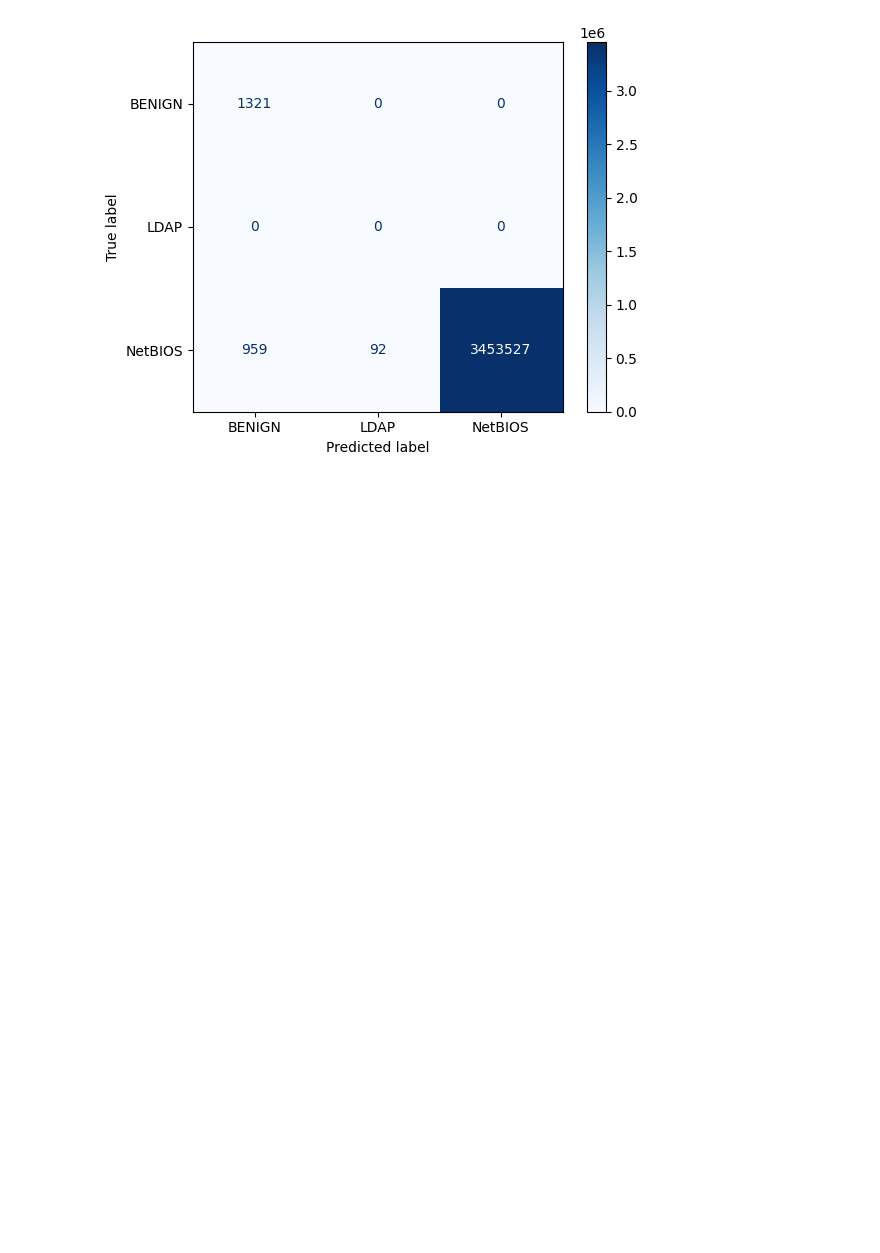
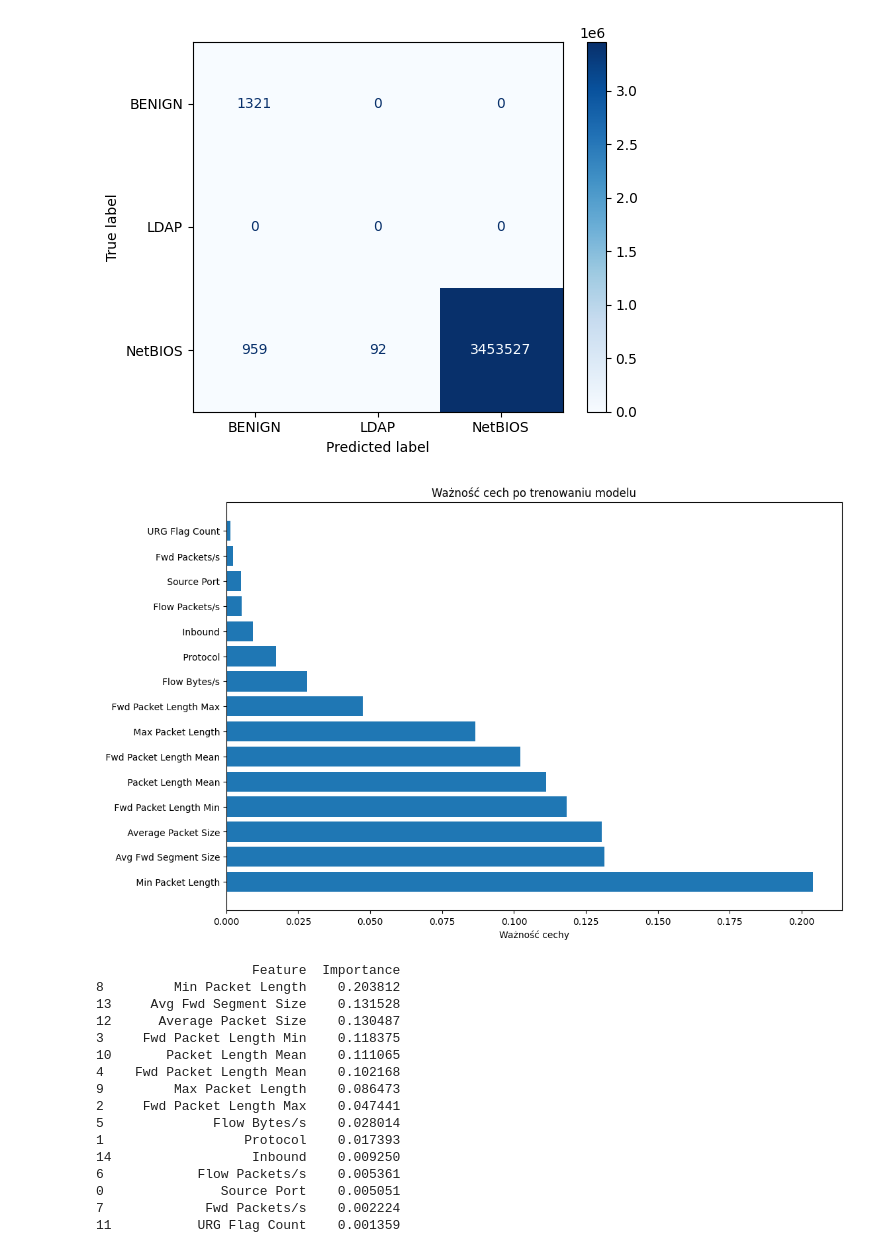
Before and after one commit to akaras161/AI_DDoS_detection, a Jupyter notebook: Automated_feature_selection.ipynb, the cells around one changed output. Drawn from its saved outputs; the diff is of its cells as text; code cells hidden in the pictures; blank space fills up the shorter version.

Commit message:
auto selected feature model works correct

```diff
--- a/Automated_feature_selection.ipynb
+++ b/Automated_feature_selection.ipynb
@@ -444,3 +444,43 @@ disp.plot(cmap='Blues', values_format='d')
 plt.show()
 # %% [output]
 [figure]
+# %%
+import matplotlib.pyplot as plt
+import pandas as pd
+
+# Załóżmy, że masz wytrenowany model 'model' i dane 'X'
+importances = model.feature_importances_
+
+# Tworzymy DataFrame z wynikami
+importance_df = pd.DataFrame({'Feature': X_2.columns, 'Importance': importances})
+
+# Sortujemy cechy według ważności
+importance_df = importance_df.sort_values(by='Importance', ascending=False)
+
+# Wyświetlamy wykres ważności cech
+plt.figure(figsize=(12, 8))
+plt.barh(importance_df['Feature'], importance_df['Importance'])
+plt.xlabel('Ważność cechy')
+plt.title('Ważność cech po trenowaniu modelu')
+plt.show()
+
+# Wyświetlamy wyniki
+print(importance_df)
+# %% [output]
+[figure, added]
+                    Feature  Importance
+8         Min Packet Length    0.203812
+13     Avg Fwd Segment Size    0.131528
+12      Average Packet Size    0.130487
+3     Fwd Packet Length Min    0.118375
+10       Packet Length Mean    0.111065
+4    Fwd Packet Length Mean    0.102168
+9         Max Packet Length    0.086473
+2     Fwd Packet Length Max    0.047441
+5              Flow Bytes/s    0.028014
+1                  Protocol    0.017393
+14                  Inbound    0.009250
+6            Flow Packets/s    0.005361
+0               Source Port    0.005051
+7             Fwd Packets/s    0.002224
+11           URG Flag Count    0.001359
```
